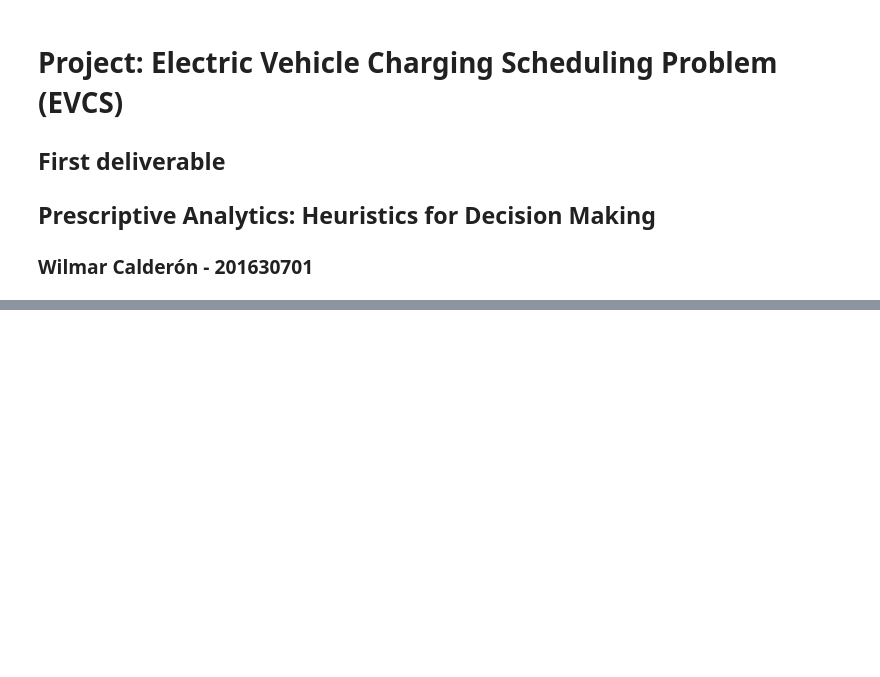
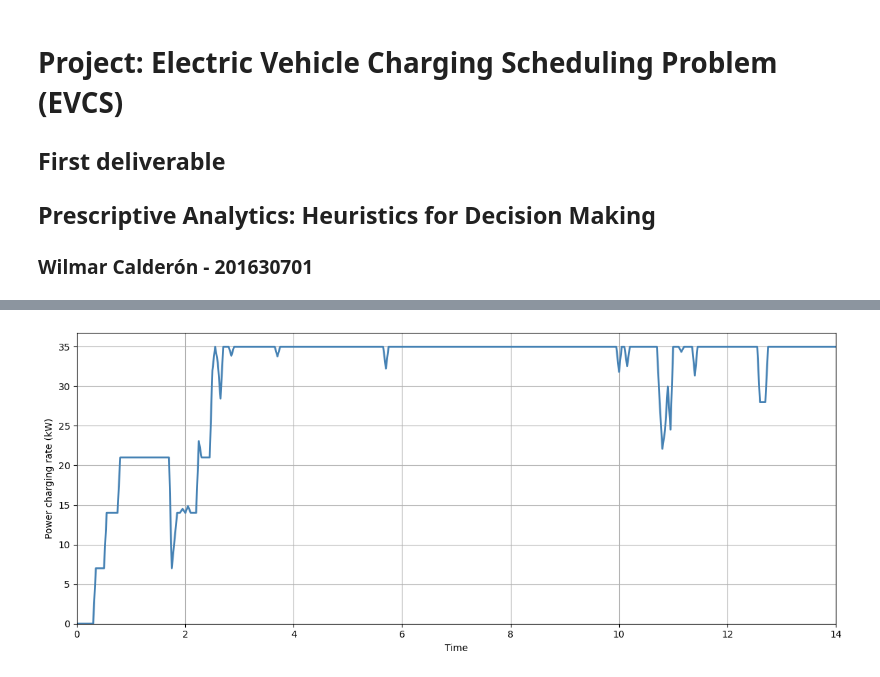
Before and after one commit to wilmarc/Heuristics, a Jupyter notebook: EV Charging Project/EVCP.ipynb, the cells around one changed output, grey strips where cells are left out. Saved outputs shown, nothing was run; the diff lists cells and outputs as text; code cells hidden in the pictures; blank space fills up the shorter version.

```diff
--- a/EV Charging Project/EVCP.ipynb
+++ b/EV Charging Project/EVCP.ipynb
@@ -74,0 +332,14 @@ energy_prices:
+# %%
+# Plot
+plt.figure(figsize=(12, 5))
+plt.plot(df["Time"], df["TotalPower"]/step, color="steelblue", linewidth=2)
+# plt.title("Total power charged for the EV during the operation window", fontsize=14)
+plt.xlabel("Time")
+plt.ylabel("Power charging rate (kW)")
+plt.xlim([0,14])
+plt.ylim(0)
+plt.grid(True)
+plt.tight_layout()
+plt.show()
+# %% [output]
+[figure, added]
```
Also changed, not shown: parts of 13 cells of this notebook, 37 other files.
